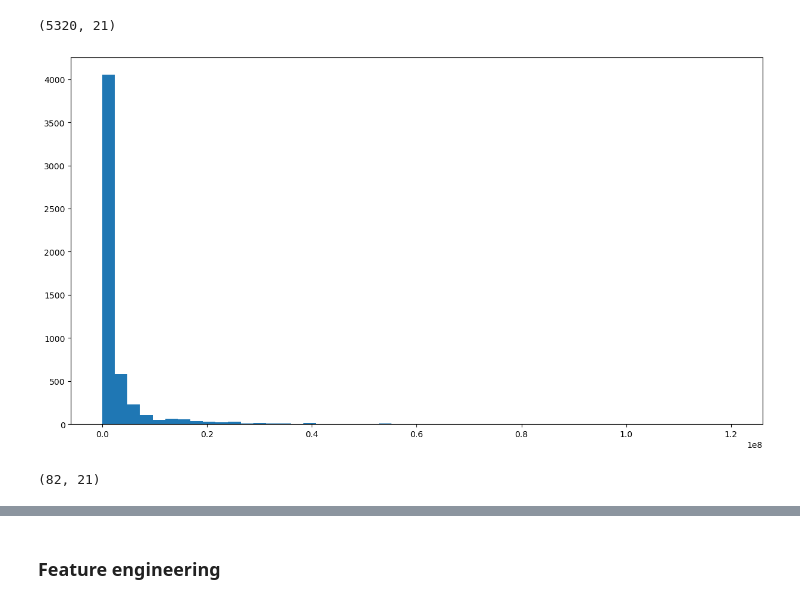
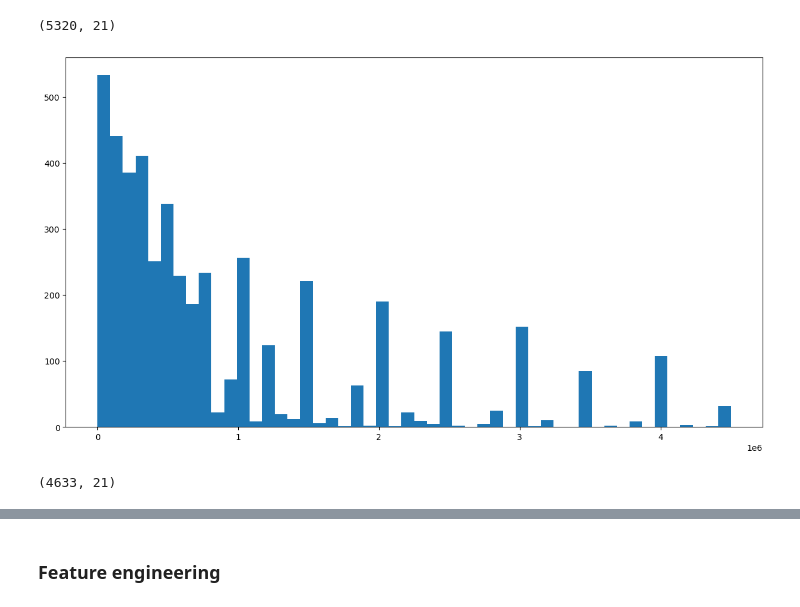
Before and after one commit to Tuwaiq-DS-ML-bootcamp-V-8/Usecase-7, a Jupyter notebook: EDA explain template.ipynb, the cells around one changed output, grey strips where cells are left out. Cells and saved outputs as stored; diff of their text form; code cells hidden in the pictures.

```diff
--- a/EDA explain template.ipynb
+++ b/EDA explain template.ipynb
@@ -508,20 +508,22 @@ df.shape
 # %%
 plt.figure(figsize=(15,8))
 # show 'current_value' values and do statical method to outbounding outliers
 #plt.hist(df['current_value']);
-
+Q1 = df['current_value'].quantile(0.25)
+Q3 = df['current_value'].quantile(0.75)
+IQR = Q3 - Q1
 
 
 #plt.hist(df['current_value'], bins=40)
-plt.hist(df['current_value'], bins=50);
+plt.hist(df[(df['current_value'] >= Q1 - 1.5 * IQR) & (df['current_value'] <= Q3 + 1.5 * IQR)]['current_value'], bins=50);
 # %% [output]
-[figure, old version]
+[figure, new version]
 # %%
 df = df[(df['current_value'] >= Q1 - 1.5 * IQR) & (df['current_value'] <= Q3 + 1.5 * IQR)]
 # %%
 df.shape
 # %% [output]
-(82, 21)
+(4633, 21)
 # %%
 plt.figure(figsize=(15,8))
 # show 'highest_value' values and do statical method to outbounding outliers
```
Also changed, not shown: parts of 22 cells of this notebook.
